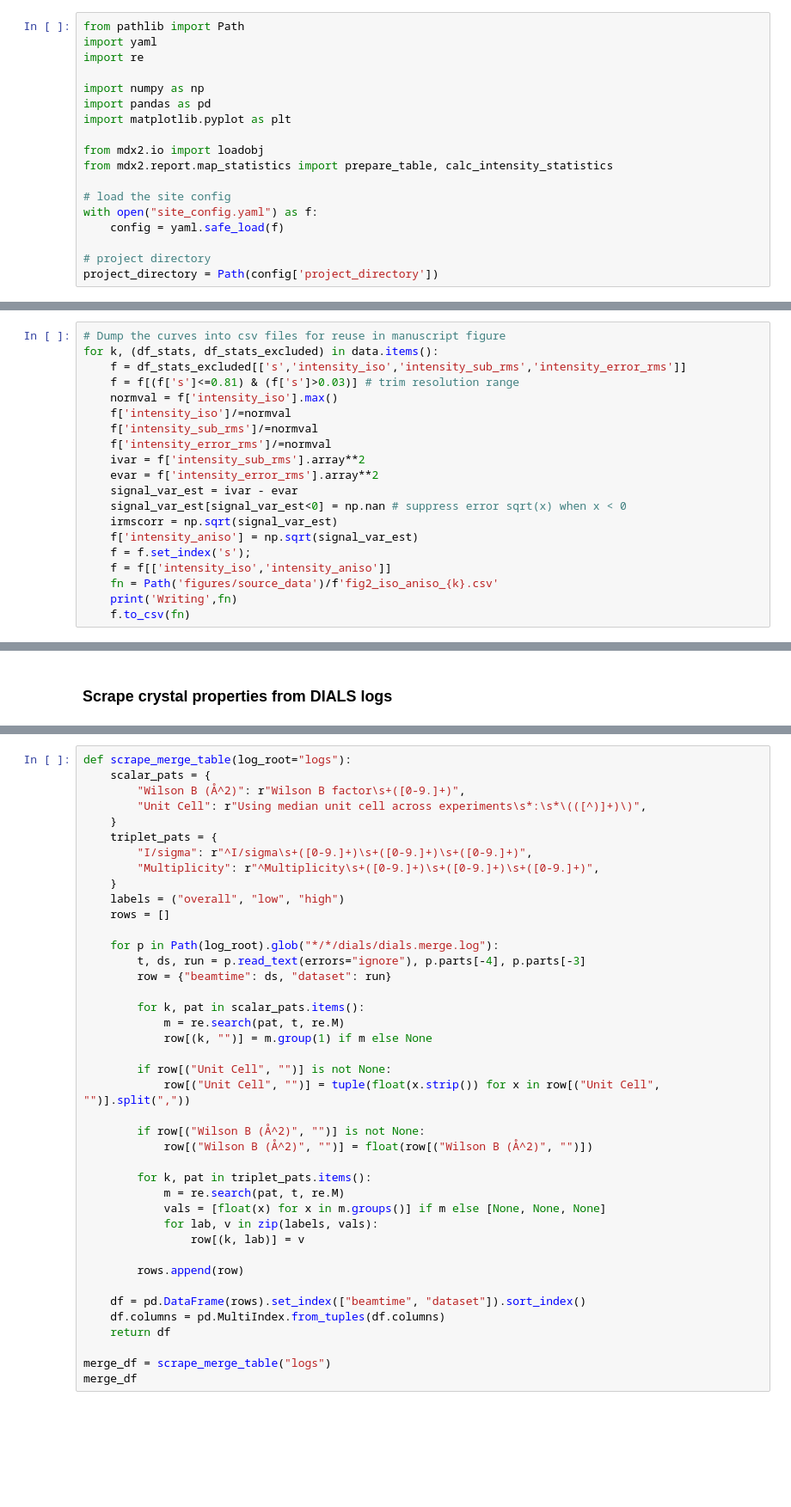
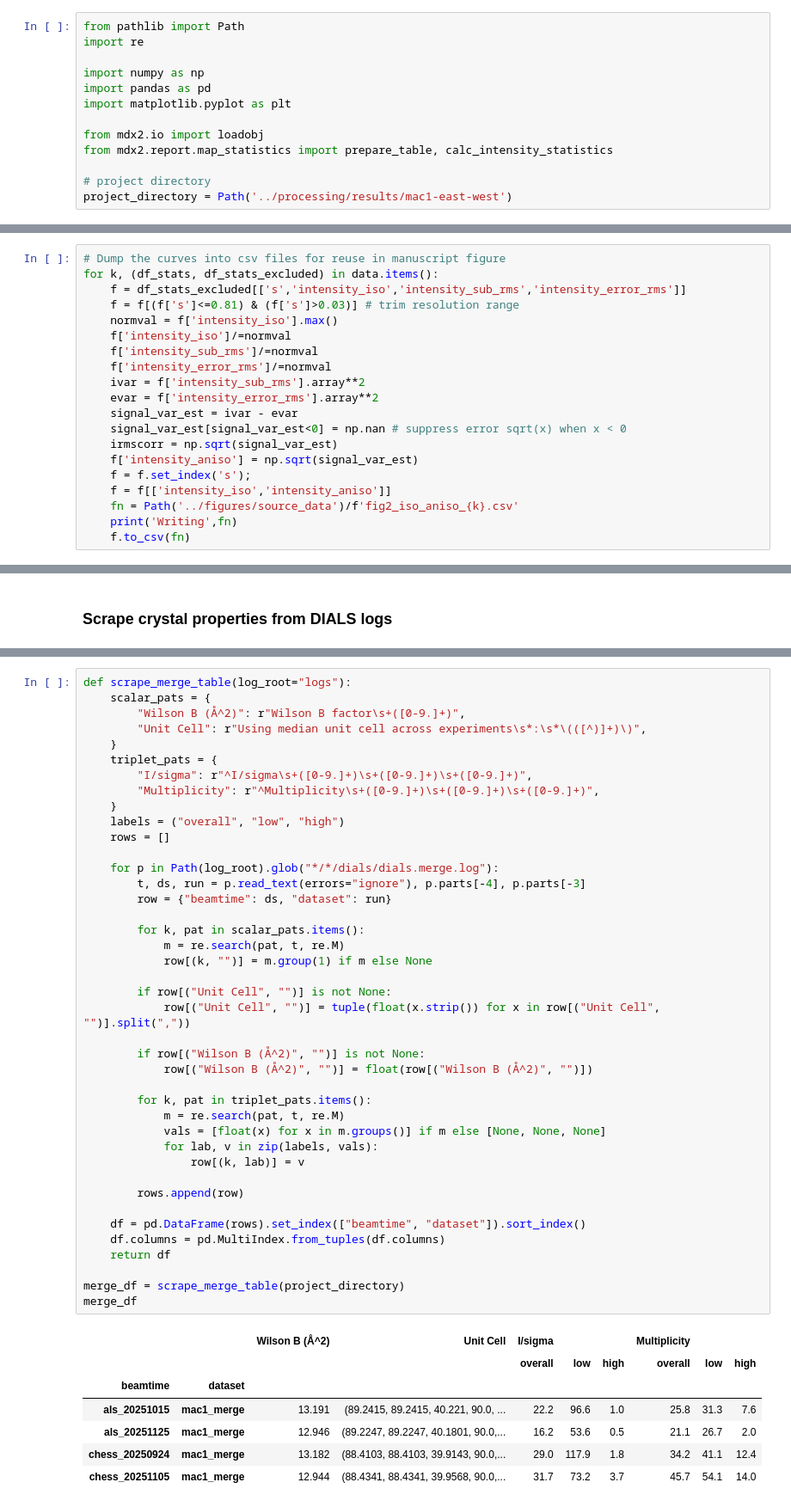
Before and after one commit to prism-science/diffuse-analysis-mac1-east-west, a Jupyter notebook: analysis/compare_map_statistics.ipynb, the cells around one changed output, grey strips where cells are left out. Shown at 86% size. Cells and saved outputs as stored; diff of their text form; blank space fills up the shorter version.

```diff
--- a/analysis/compare_map_statistics.ipynb
+++ b/analysis/compare_map_statistics.ipynb
@@ -1,6 +1,5 @@
 # %%
 from pathlib import Path
-import yaml
 import re
 
 import numpy as np
@@ -10,12 +9,8 @@ import matplotlib.pyplot as plt
 from mdx2.io import loadobj
 from mdx2.report.map_statistics import prepare_table, calc_intensity_statistics
 
-# load the site config
-with open("site_config.yaml") as f:
-    config = yaml.safe_load(f)
-
 # project directory
-project_directory = Path(config['project_directory'])
+project_directory = Path('../processing/results/mac1-east-west')
 # %%
 # calculate isotropic part
 
@@ -100,6 +101,6 @@ for k, (df_stats, df_stats_excluded) in data.items():
     f['intensity_aniso'] = np.sqrt(signal_var_est)
     f = f.set_index('s');
     f = f[['intensity_iso','intensity_aniso']]
-    fn = Path('figures/source_data')/f'fig2_iso_aniso_{k}.csv'
+    fn = Path('../figures/source_data')/f'fig2_iso_aniso_{k}.csv'
     print('Writing',fn)
     f.to_csv(fn)
@@ -142,31 +161,39 @@ def scrape_merge_table(log_root="logs"):
     labels = ("overall", "low", "high")
     rows = []
 
     for p in Path(log_root).glob("*/*/dials/dials.merge.log"):
         t, ds, run = p.read_text(errors="ignore"), p.parts[-4], p.parts[-3]
         row = {"beamtime": ds, "dataset": run}
 
         for k, pat in scalar_pats.items():
             m = re.search(pat, t, re.M)
             row[(k, "")] = m.group(1) if m else None
 
         if row[("Unit Cell", "")] is not None:
             row[("Unit Cell", "")] = tuple(float(x.strip()) for x in row[("Unit Cell", "")].split(","))
 
         if row[("Wilson B (Å^2)", "")] is not None:
             row[("Wilson B (Å^2)", "")] = float(row[("Wilson B (Å^2)", "")])
 
         for k, pat in triplet_pats.items():
             m = re.search(pat, t, re.M)
             vals = [float(x) for x in m.groups()] if m else [None, None, None]
             for lab, v in zip(labels, vals):
                 row[(k, lab)] = v
 
         rows.append(row)
 
     df = pd.DataFrame(rows).set_index(["beamtime", "dataset"]).sort_index()
     df.columns = pd.MultiIndex.from_tuples(df.columns)
     return df
 
-merge_df = scrape_merge_table("logs")
+merge_df = scrape_merge_table(project_directory)
 merge_df
+# %% [output]
+|  |  | Wilson B (Å^2) | Unit Cell | I/sigma |  |  | Multiplicity |  |  |
+|  |  |  |  | overall | low | high | overall | low | high |
+| beamtime | dataset |  |  |  |  |  |  |  |  |
+| als_20251015 | mac1_merge | 13.191 | (89.2415, 89.2415, 40.221, 90.0, ... | 22.2 | 96.6 | 1.0 | 25.8 | 31.3 | 7.6 |
+| als_20251125 | mac1_merge | 12.946 | (89.2247, 89.2247, 40.1801, 90.0,... | 16.2 | 53.6 | 0.5 | 21.1 | 26.7 | 2.0 |
+| chess_20250924 | mac1_merge | 13.182 | (88.4103, 88.4103, 39.9143, 90.0,... | 29.0 | 117.9 | 1.8 | 34.2 | 41.1 | 12.4 |
+| chess_20251105 | mac1_merge | 12.944 | (88.4341, 88.4341, 39.9568, 90.0,... | 31.7 | 73.2 | 3.7 | 45.7 | 54.1 | 14.0 |
```
Also changed, not shown: parts of 5 cells of this notebook.
